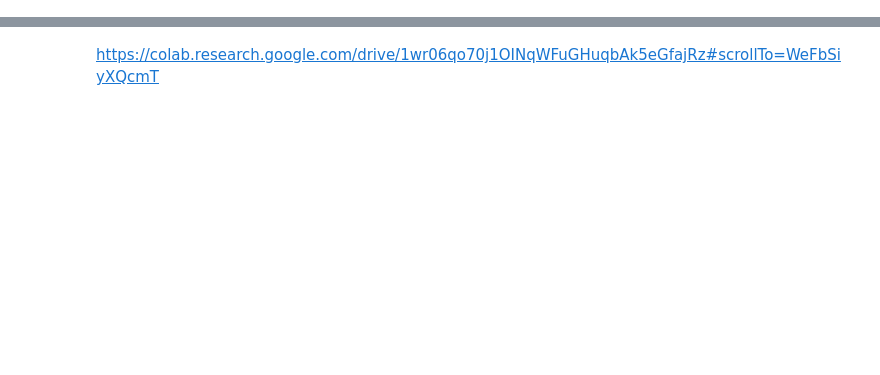
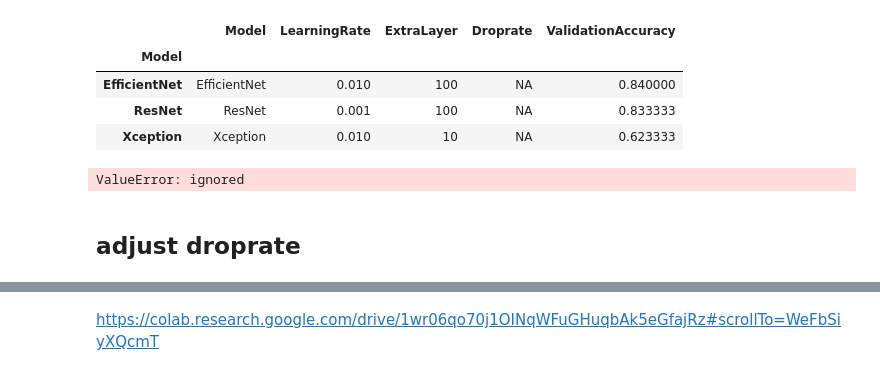
Before and after one commit to el-grudge/mleng-zoomcamp, a Jupyter notebook: capstone_01/capstone_where_am_i.ipynb, the cells around one changed output, grey strips where cells are left out. Drawn from its saved outputs; the diff is of its cells as text; code cells hidden in the pictures; blank space fills up the shorter version.

```diff
--- a/capstone_01/capstone_where_am_i.ipynb
+++ b/capstone_01/capstone_where_am_i.ipynb
@@ -4,0 +421,7 @@
+# %%
+scores_df = pd.DataFrame(scores_dict)
+
+for architecture in architectures:
+  df = scores_df[scores_df['Model'] == architecture]
+  args.model_args[architecture].learning_rate = \
+  df.loc[df['ValidationAccuracy'].idxmax()].LearningRate
@@ -4,0 +434,32 @@
+# %%
+# adding extra layer
+args.inner = True
+
+for size in [10, 100, 1000]:
+  for architecture in architectures:
+    args.model = architecture
+    args.model_args[architecture].size = size
+
+    train_dataset = load_dataset(args, train_location)
+    val_dataset = load_dataset(args, val_location)
+    model = create_model(args)
+    print(size, model)
+
+    checkpoint_format = f"models/{args.model}_lr_{args.model_args[architecture].learning_rate}_\
+    size_{args.model_args[architecture].size}_\
+    {{epoch:02d}}_{{val_accuracy:.3f}}.h5"
+    checkpoint = keras.callbacks.ModelCheckpoint(
+        checkpoint_format,
+        save_best_only=True,
+        monitor='val_accuracy',
+        mode='max'
+        )
+
+    custom_callback = CustomCallback(args)
+    history = model.model.fit(train_dataset, epochs=args.epochs, validation_data=val_dataset, callbacks=[custom_callback, checkpoint])
+    scores_dict = append_scores(scores_dict, custom_callback.data)
+
+    print()
+    print()
+
+print("the end")
@@ -4,0 +489,18 @@
+# %%
+pd.DataFrame(scores_dict).groupby('Model').\
+apply(lambda x: x.loc[x['ValidationAccuracy'].idxmax()])
+# %% [output]
+|  | Model | LearningRate | ExtraLayer | Droprate | ValidationAccuracy |
+| Model |  |  |  |  |  |
+| EfficientNet | EfficientNet | 0.010 | 100 | NA | 0.840000 |
+| ResNet | ResNet | 0.001 | 100 | NA | 0.833333 |
+| Xception | Xception | 0.010 | 10 | NA | 0.623333 |
+# %%
+scores_df = pd.DataFrame(custom_callback.data)
+
+for architecture in architectures:
+  df = scores_df[scores_df['Model'] == architecture]
+  args.model_args[architecture].size = \
+  df.loc[df['ValidationAccuracy'].idxmax()].ExtraLayer
+# %% [output]
+ValueError: ignored
@@ -4,0 +509,2 @@
+# %% [markdown]
+## adjust droprate
```
Also changed, not shown: parts of 76 cells of this notebook.
